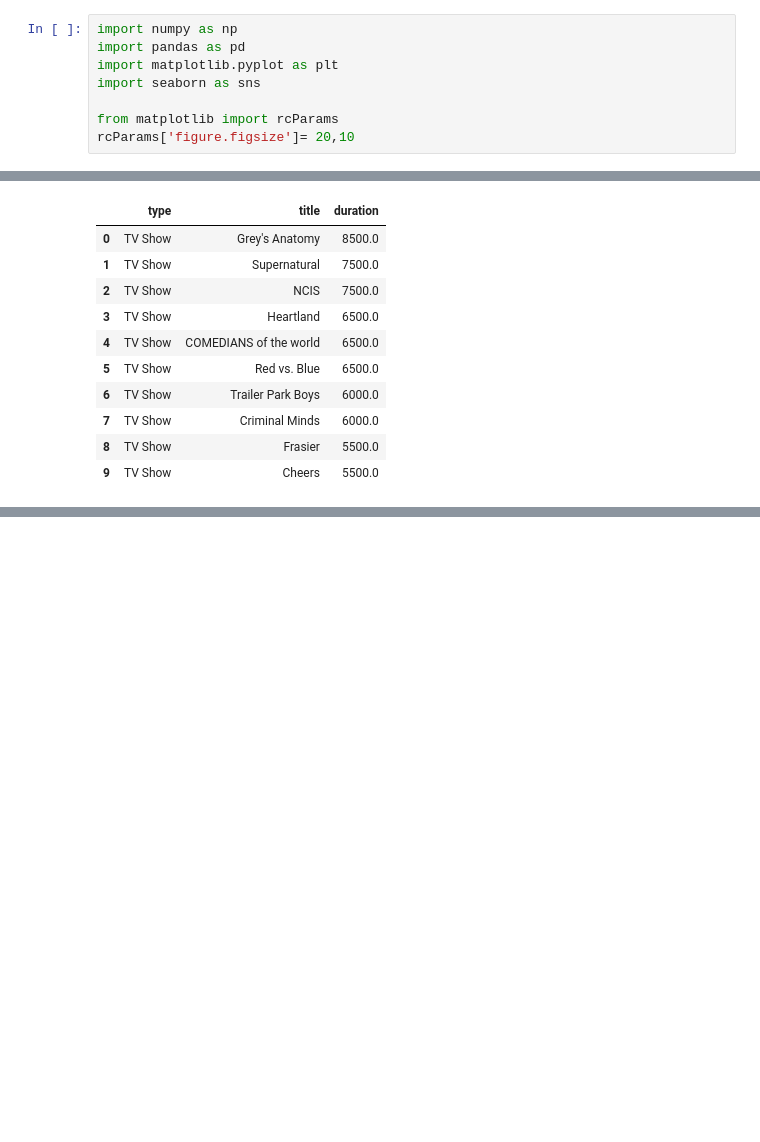
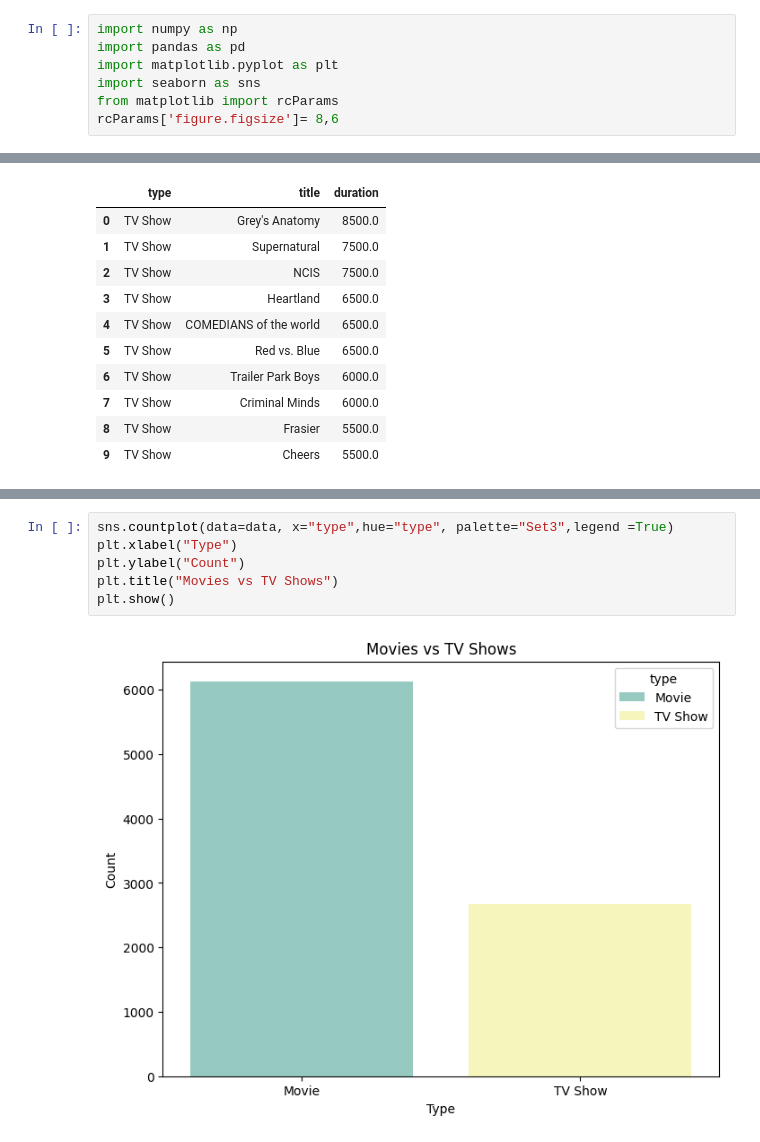
Before and after one commit to r9hit10/NetFlix-EDA, a Jupyter notebook: Netflix_Exploratory_Data_Analysis.ipynb, the cells around one changed output, grey strips where cells are left out. Cells and saved outputs as stored; diff of their text form; blank space fills up the shorter version.

```diff
--- a/Netflix_Exploratory_Data_Analysis.ipynb
+++ b/Netflix_Exploratory_Data_Analysis.ipynb
@@ -16,9 +16,8 @@ import numpy as np
 import pandas as pd
 import matplotlib.pyplot as plt
 import seaborn as sns
-
 from matplotlib import rcParams
-rcParams['figure.figsize']= 20,10
+rcParams['figure.figsize']= 8,6
 # %%
 ## Reading the Dataset
 
@@ -692,0 +690,8 @@ tvs.sort_values(by="duration",ascending=False).head(10).reset_index(drop=True)
+# %%
+sns.countplot(data=data, x="type",hue="type", palette="Set3",legend =True)
+plt.xlabel("Type")
+plt.ylabel("Count")
+plt.title("Movies vs TV Shows")
+plt.show()
+# %% [output]
+[figure, added]
```
Also changed, not shown: parts of 14 cells of this notebook.
